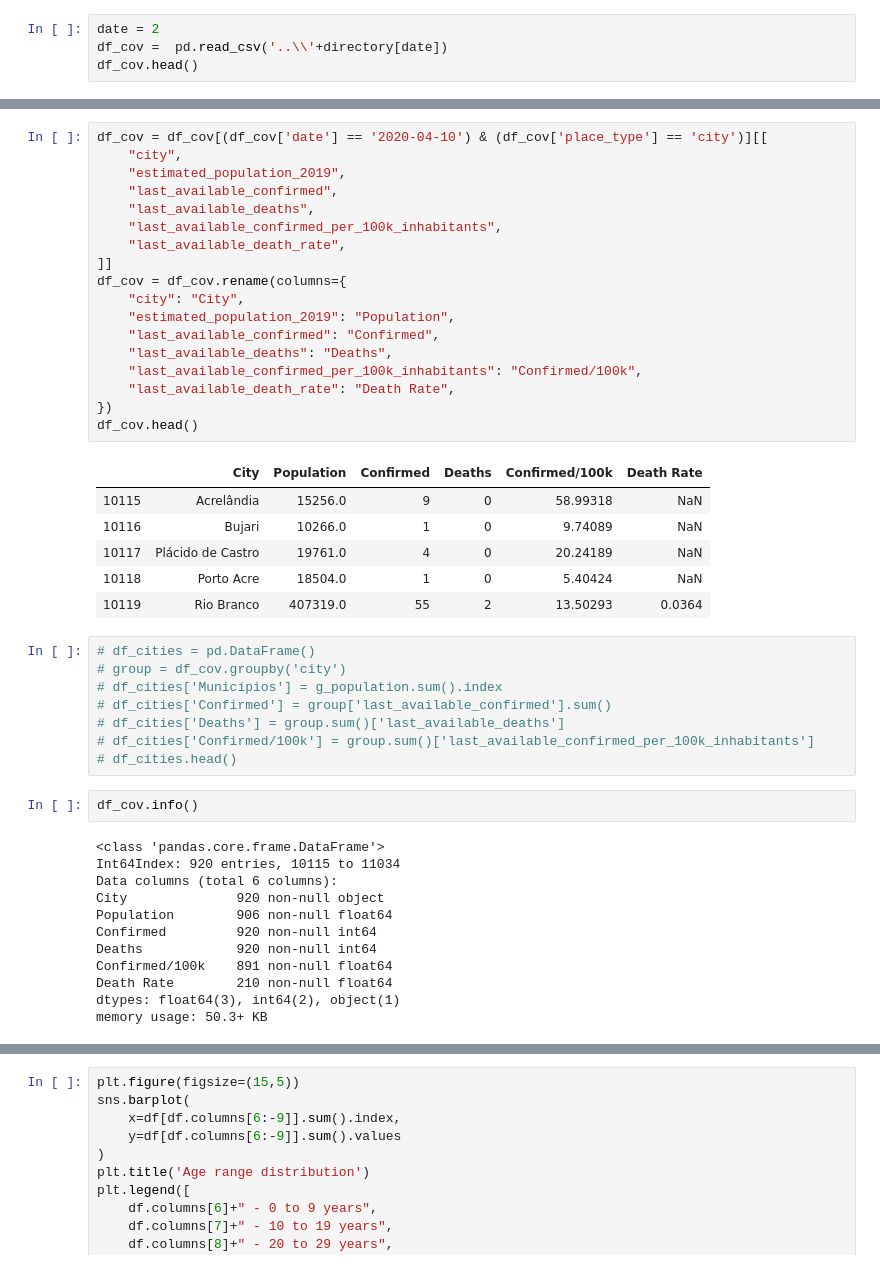
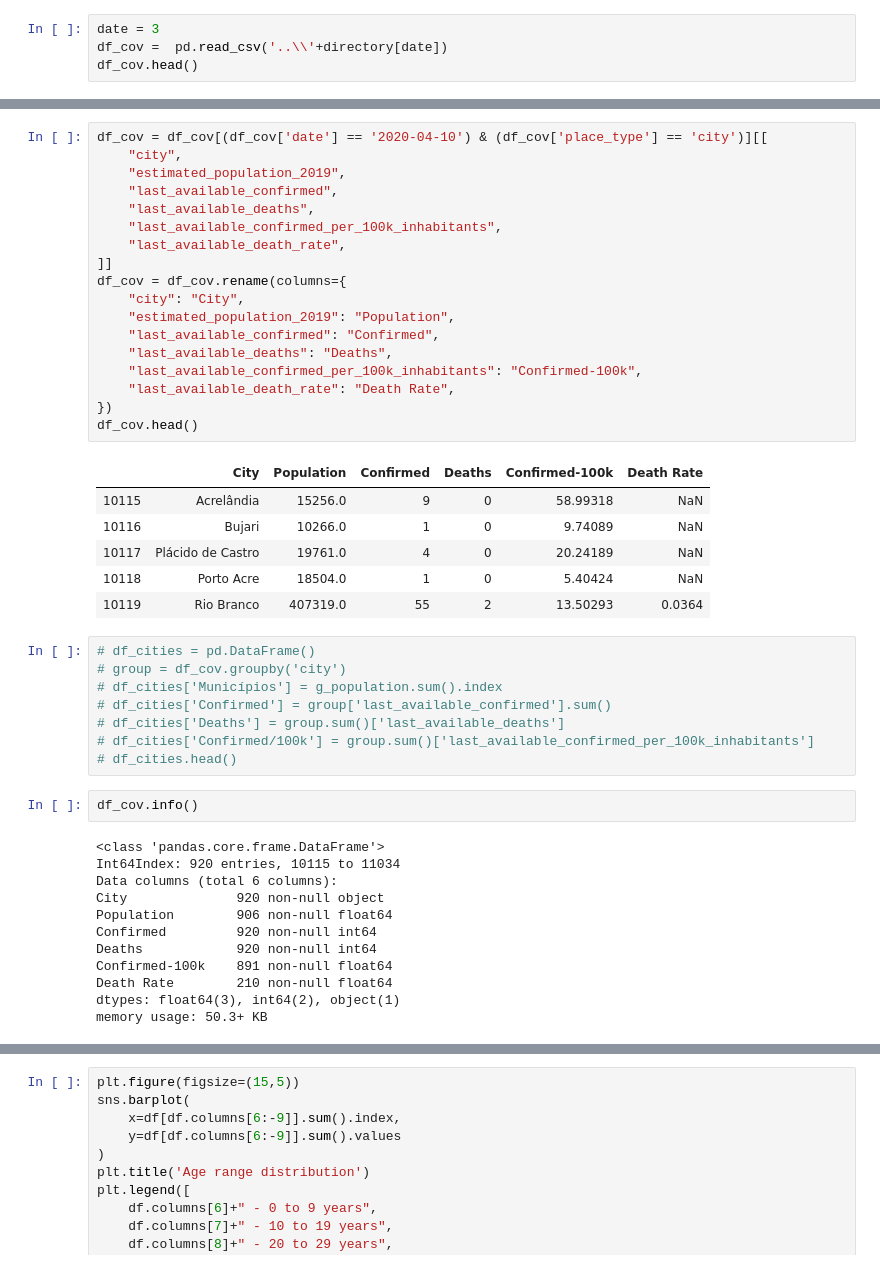
Before and after one commit to gfsilveira/covid, a Jupyter notebook: 04-Covid19-MunicipiosBR_socioeconomico.ipynb, the cells around one changed output, grey strips where cells are left out. Drawn from its saved outputs; the diff is of its cells as text.

```diff
--- a/04-Covid19-MunicipiosBR_socioeconomico.ipynb
+++ b/04-Covid19-MunicipiosBR_socioeconomico.ipynb
@@ -39,5 +40,5 @@ printLis(directory)
 # %%
-date = 2
+date = 3
 df_cov =  pd.read_csv('..\\'+directory[date])
 df_cov.head()
 # %% [output]
@@ -50,23 +51,23 @@ df_cov.head()
 # %%
 df_cov = df_cov[(df_cov['date'] == '2020-04-10') & (df_cov['place_type'] == 'city')][[
     "city",
     "estimated_population_2019",
     "last_available_confirmed",
     "last_available_deaths",
     "last_available_confirmed_per_100k_inhabitants",
     "last_available_death_rate",
 ]]
 df_cov = df_cov.rename(columns={
     "city": "City",
     "estimated_population_2019": "Population",
     "last_available_confirmed": "Confirmed",
     "last_available_deaths": "Deaths",
-    "last_available_confirmed_per_100k_inhabitants": "Confirmed/100k",
+    "last_available_confirmed_per_100k_inhabitants": "Confirmed-100k",
     "last_available_death_rate": "Death Rate",
 })
 df_cov.head()
 # %% [output]
-|  | City | Population | Confirmed | Deaths | Confirmed/100k | Death Rate |
+|  | City | Population | Confirmed | Deaths | Confirmed-100k | Death Rate |
 | 10115 | Acrelândia | 15256.0 | 9 | 0 | 58.99318 | NaN |
 | 10116 | Bujari | 10266.0 | 1 | 0 | 9.74089 | NaN |
 | 10117 | Plácido de Castro | 19761.0 | 4 | 0 | 20.24189 | NaN |
@@ -90,7 +91,7 @@ City              920 non-null object
 Population        906 non-null float64
 Confirmed         920 non-null int64
 Deaths            920 non-null int64
-Confirmed/100k    891 non-null float64
+Confirmed-100k    891 non-null float64
 Death Rate        210 non-null float64
 dtypes: float64(3), int64(2), object(1)
 memory usage: 50.3+ KB
```
Also changed, not shown: parts of 13 cells of this notebook, 45 other files.
